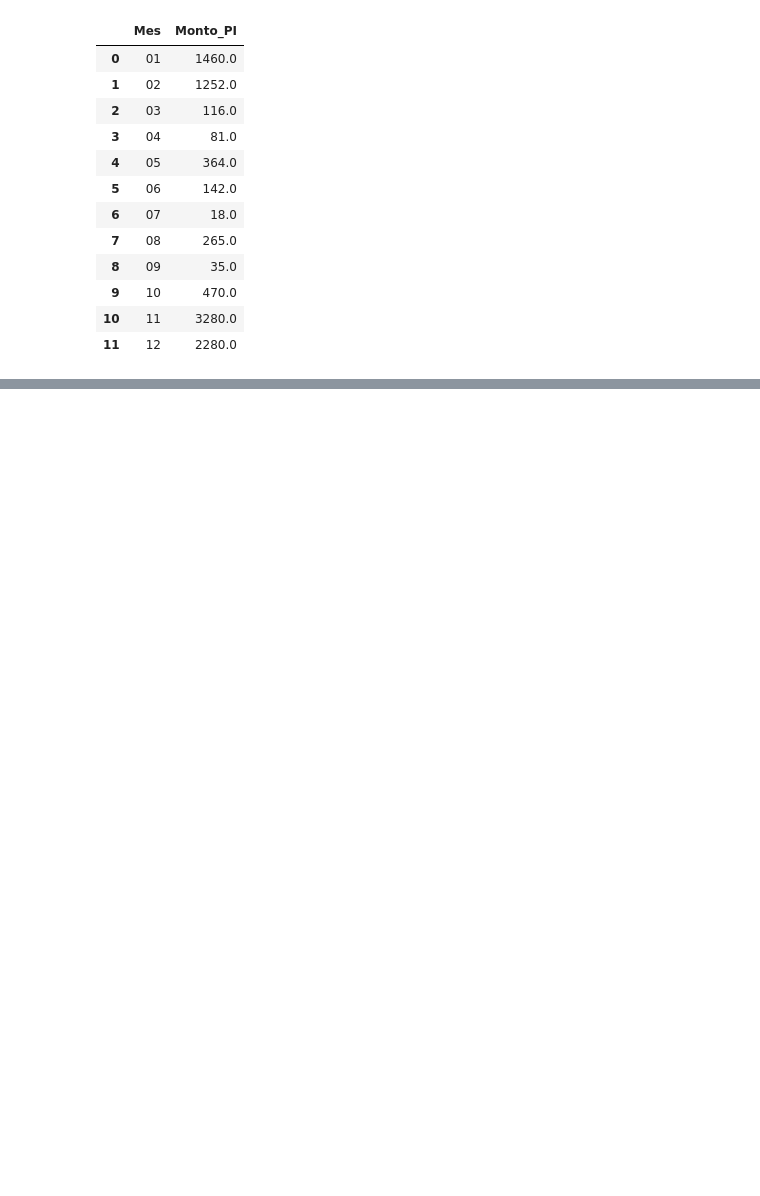
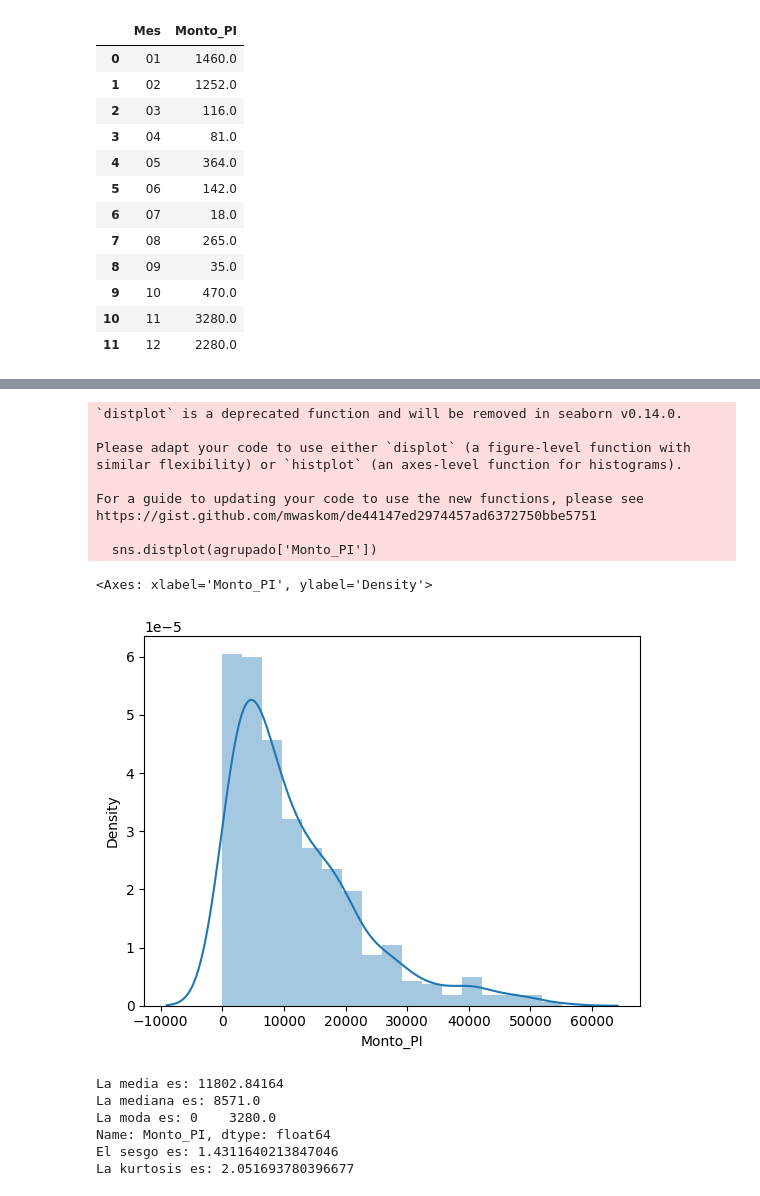
Before and after one commit to LeandroMujicaBI/Proyectos-24, a Jupyter notebook: Prueba3.ipynb, the cells around one changed output, grey strips where cells are left out. Drawn from its saved outputs; the diff is of its cells as text; code cells hidden in the pictures; blank space fills up the shorter version.

```diff
--- a/Prueba3.ipynb
+++ b/Prueba3.ipynb
@@ -134,0 +259,32 @@ comparacion_final
+# %%
+sns.distplot(agrupado['Monto_PI'])
+# %% [output]
+`distplot` is a deprecated function and will be removed in seaborn v0.14.0.
+
+Please adapt your code to use either `displot` (a figure-level function with
+similar flexibility) or `histplot` (an axes-level function for histograms).
+
+For a guide to updating your code to use the new functions, please see
+https://gist.github.com/mwaskom/de44147ed2974457ad6372750bbe5751
+
+  sns.distplot(agrupado['Monto_PI'])
+<Axes: xlabel='Monto_PI', ylabel='Density'>
+[figure, added]
+# %%
+mean = agrupado['Monto_PI'].mean()
+median = agrupado['Monto_PI'].median()
+mode = agrupado['Monto_PI'].mode()
+skew = agrupado['Monto_PI'].skew()
+kurt = agrupado['Monto_PI'].kurt()
+print("La media es:", mean)
+print("La mediana es:", median)
+print("La moda es:", mode)
+print("El sesgo es:", skew)
+print("La kurtosis es:", kurt)
+# %% [output]
+La media es: 11802.84164
+La mediana es: 8571.0
+La moda es: 0    3280.0
+Name: Monto_PI, dtype: float64
+El sesgo es: 1.4311640213847046
+La kurtosis es: 2.051693780396677
```
Also changed, not shown: parts of 17 cells of this notebook.
